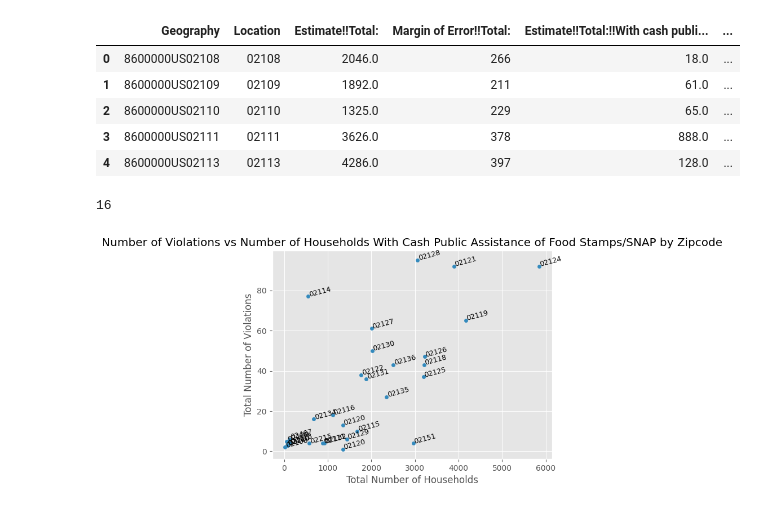
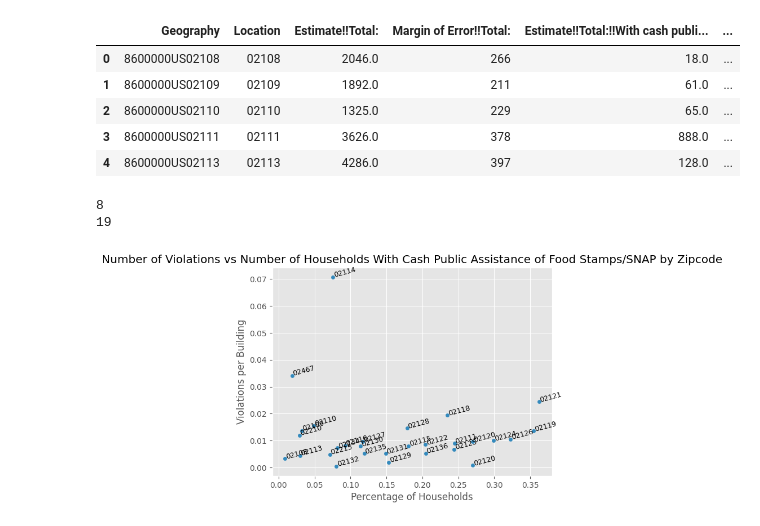
Before and after one commit to BU-Spark/ds-councilor-breadon-bad-landlords2, a Jupyter notebook: spring23-team-3/analysis/income_demographics.ipynb, the cells around one changed output. Cells and saved outputs as stored; diff of their text form; code cells hidden in the pictures.

```diff
--- a/spring23-team-3/analysis/income_demographics.ipynb
+++ b/spring23-team-3/analysis/income_demographics.ipynb
@@ -31,11 +30,14 @@ income_df = income_df.rename(columns={'Geographic Area Name': 'Location'})
 #Modify column names?
 
 #Convert columns to numeric values (they are strings not numbers)
+#income_df['Location'] = income_df['Location'].apply(lambda x: int(x))
+income_df["Estimate!!Households!!Total"] = income_df["Estimate!!Households!!Total"].apply(lambda x: float(x))
 income_df['Estimate!!Households!!Total!!Less than $10,000'] = income_df['Estimate!!Households!!Total!!Less than $10,000'].apply(lambda x: float(x))
 income_df['Estimate!!Households!!Total!!$10,000 to $14,999'] = income_df['Estimate!!Households!!Total!!$10,000 to $14,999'].apply(lambda x: float(x))
 income_df['Estimate!!Households!!Total!!$15,000 to $24,999'] = income_df['Estimate!!Households!!Total!!$15,000 to $24,999'].apply(lambda x: float(x))
 
 #Make a new column
 income_df["Estimate of Total Households $24,999 or Less"] = income_df['Estimate!!Households!!Total!!Less than $10,000'] + income_df['Estimate!!Households!!Total!!$10,000 to $14,999'] + income_df['Estimate!!Households!!Total!!$15,000 to $24,999']
+income_df["Estimate of Total Households $24,999 or Less Normalized"] = income_df["Estimate of Total Households $24,999 or Less"] / income_df["Estimate!!Households!!Total"]
 
-income_df.head()
+# income_df.head()
@@ -49,0 +44,3 @@ income_df.head()
+# %%
+zip_df['Location'] = zip_df['Location'].apply(lambda x: '0' + str(x))
+zip_df.head()
@@ -118,14 +106,14 @@ plt.show()
 # %%
 import matplotlib.pyplot as plt
 
-income_violations_zip.plot.scatter(x='Estimate of Total Households $24,999 or Less', y='Total', colormap='viridis')
+income_violations_zip.plot.scatter(x='Estimate of Total Households $24,999 or Less Normalized', y='Total Normalized', colormap='viridis')
 plt.title("Number of Violations vs Number of Households making $24,999 or Less by Zipcode")
-plt.xlabel("Total Number of Households")
-plt.ylabel("Total Number of Violations")
+plt.xlabel("Percentage of Households")
+plt.ylabel("Violations per Building")
 
 #Total violations and number of households
 for i, txt in enumerate(income_violations_zip['Location']):
-    plt.annotate(txt, (income_violations_zip.iat[i, 28], income_violations_zip.iat[i, 37]), fontsize = 9, ha = 'left',rotation = 15)
+    plt.annotate(txt, (income_violations_zip.iat[i, 29], income_violations_zip.iat[i, 40]), fontsize = 9, ha = 'left',rotation = 15)
 
 
 plt.show()
@@ -166,7 +154,8 @@ snap_df['Estimate!!Total:!!No cash public assistance or Food Stamps/SNAP'] = sna
 
 #Drop last column bc its just empty
 snap_df = snap_df.dropna(axis = 1)
-#Make a new column?
+#Make a new normalized column
+snap_df['Estimate!!Total:!!With cash public assistance or Food Stamps/SNAP Normalized'] = snap_df['Estimate!!Total:!!With cash public assistance or Food Stamps/SNAP'] / snap_df['Estimate!!Total:']
 
 print(snap_df.shape)
 snap_df.head()
@@ -192,23 +181,25 @@ snap_violations_zip.head()
 | 2 | 8600000US02110 | 02110 | 1325.0 | 229 | 65.0 | ... |
 | 3 | 8600000US02111 | 02111 | 3626.0 | 378 | 888.0 | ... |
 | 4 | 8600000US02113 | 02113 | 4286.0 | 397 | 128.0 | ... |
-# %%
-snap_violations_zip.columns.get_loc("Total")
-# %% [output]
-16
+# %%
+print(snap_violations_zip.columns.get_loc("Estimate!!Total:!!With cash public assistance or Food Stamps/SNAP Normalized"))
+print(snap_violations_zip.columns.get_loc("Total Normalized"))
+# %% [output]
+8
+19
 # %%
 import matplotlib.pyplot as plt
 
-snap_violations_zip.plot.scatter(x='Estimate!!Total:!!With cash public assistance or Food Stamps/SNAP', y='Total', colormap='viridis')
+snap_violations_zip.plot.scatter(x='Estimate!!Total:!!With cash public assistance or Food Stamps/SNAP Normalized', y='Total Normalized', colormap='viridis')
 plt.title("Number of Violations vs Number of Households With Cash Public Assistance of Food Stamps/SNAP by Zipcode")
-plt.xlabel("Total Number of Households")
-plt.ylabel("Total Number of Violations")
+plt.xlabel("Percentage of Households")
+plt.ylabel("Violations per Building")
 
 #Total violations and number of households
 for i, txt in enumerate(snap_violations_zip['Location']):
-    plt.annotate(txt, (snap_violations_zip.iat[i, 4], snap_violations_zip.iat[i, 16]), fontsize = 9, ha = 'left',rotation = 15)
+    plt.annotate(txt, (snap_violations_zip.iat[i, 8], snap_violations_zip.iat[i, 19]), fontsize = 9, ha = 'left',rotation = 15)
 
 
 plt.show()
 # %% [output]
-[figure, old version]
+[figure, new version]
```
Also changed, not shown: parts of 8 cells of this notebook.
